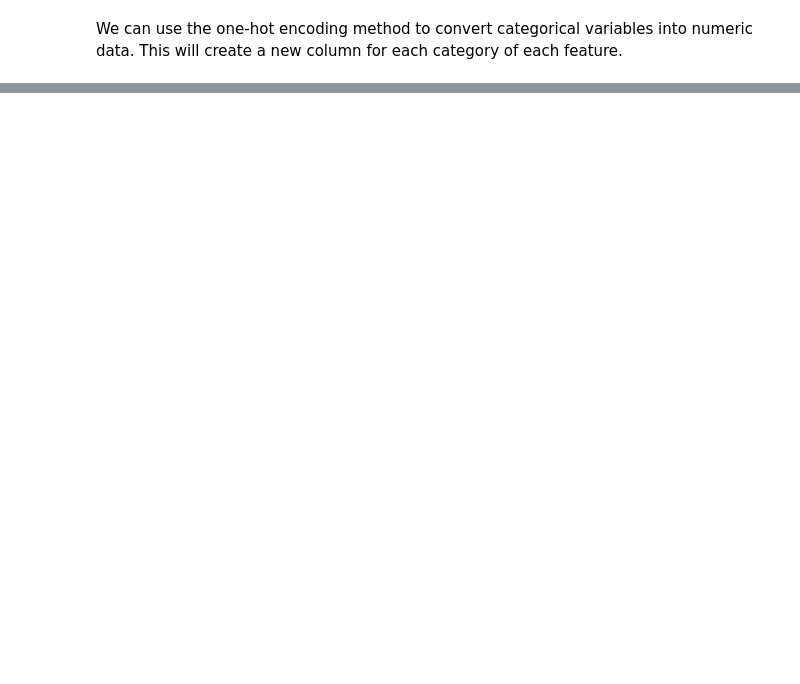
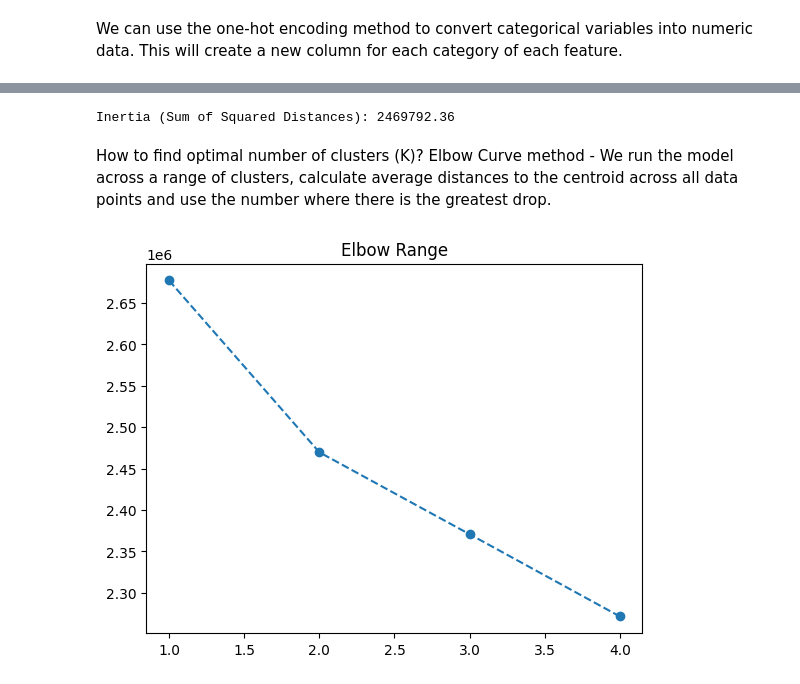
Before and after one commit to buildforfun/my_projects, a Jupyter notebook: machine_learning/ML_unsupervised.ipynb, the cells around one changed output, grey strips where cells are left out. Drawn from its saved outputs; the diff is of its cells as text; code cells hidden in the pictures; blank space fills up the shorter version.

```diff
--- a/machine_learning/ML_unsupervised.ipynb
+++ b/machine_learning/ML_unsupervised.ipynb
@@ -57,0 +148,22 @@ We can use the one-hot encoding method to convert categorical variables into num
+# %%
+# Evaluate the clustering
+print(f'Inertia (Sum of Squared Distances): {k_means.inertia_:.2f}')
+# %% [output]
+Inertia (Sum of Squared Distances): 2469792.36
+# %% [markdown]
+How to find optimal number of clusters (K)?
+Elbow Curve method - We run the model across a range of clusters, calculate average distances to the centroid across all data points and use the number where there is the greatest drop.
+# %%
+ssd = []
+
+for k in range(1,5):
+    model = KMeans(n_clusters=k)
+    model.fit(df_bank_scaled)
+
+    ssd.append(model.inertia_) ## SSD Point to cluster centers
+
+plt.plot(range(1,5),ssd,"o--")
+plt.title("Elbow Range")
+plt.show()
+# %% [output]
+[figure, added]
```
Also changed, not shown: parts of 7 cells of this notebook.
